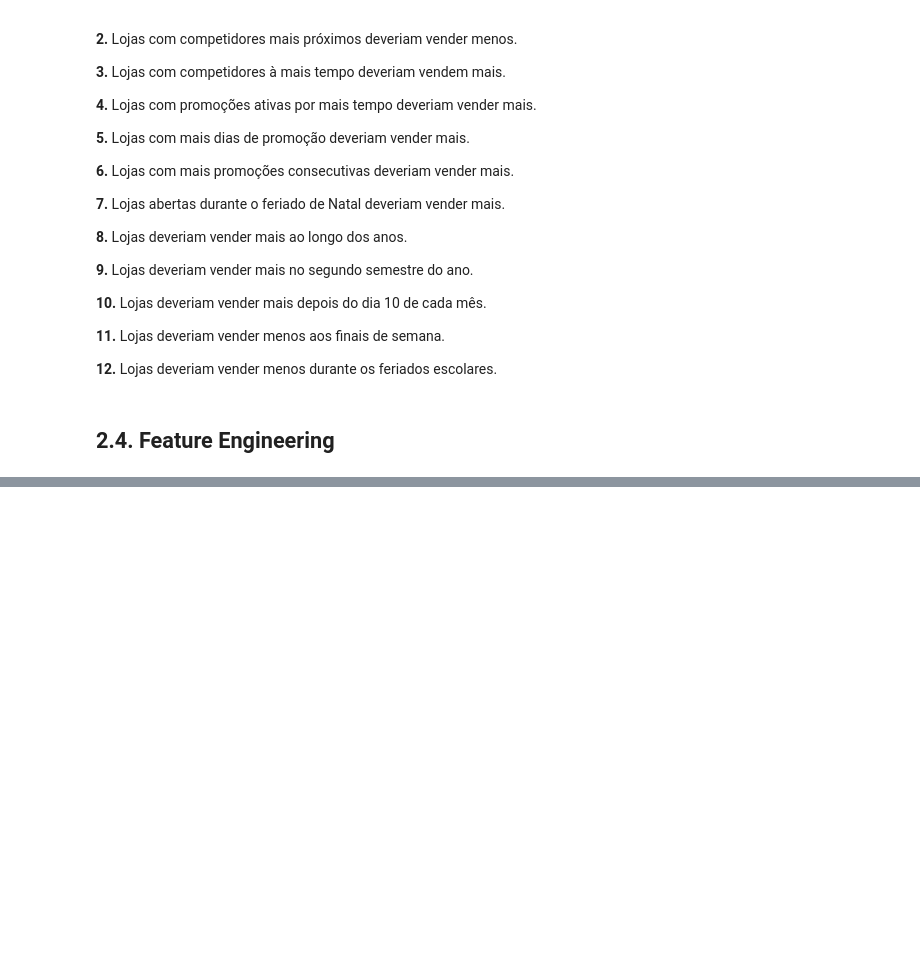
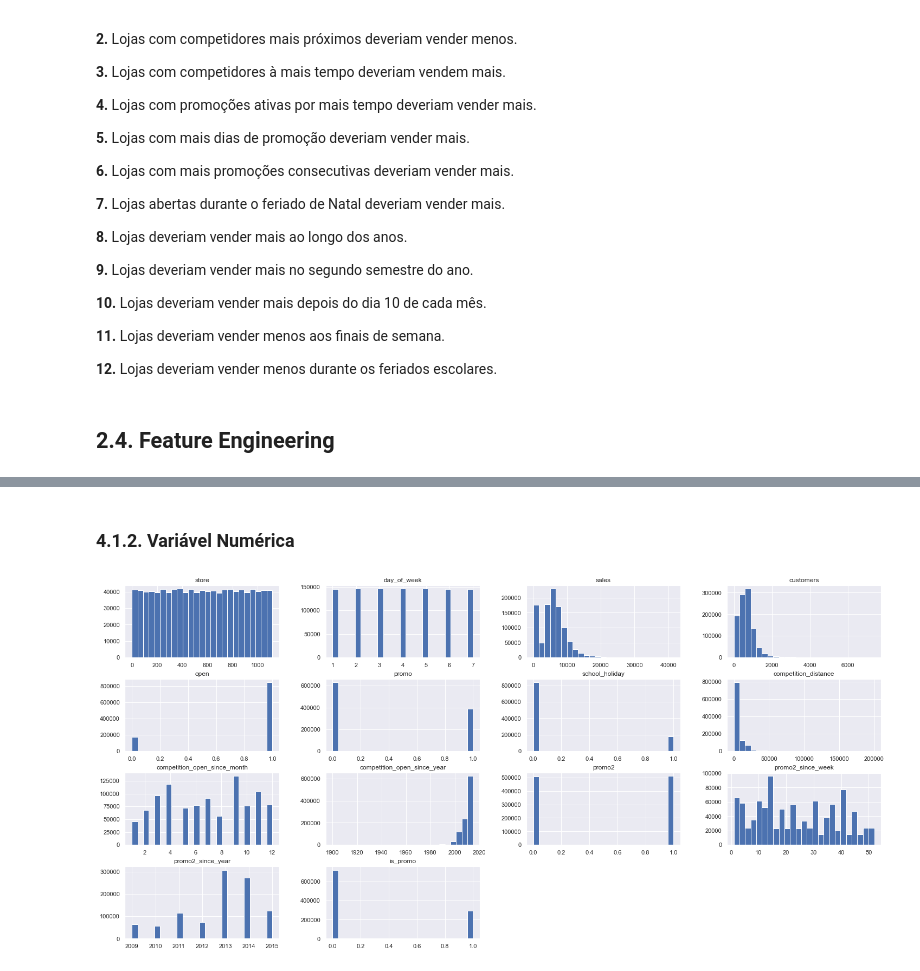
Before and after one commit to NaylsonS/rossman-store-sales, a Jupyter notebook: m02_v01_store_sales_prediction.ipynb, the cells around one changed output, grey strips where cells are left out. Cells and saved outputs as stored; diff of their text form; code cells hidden in the pictures; blank space fills up the shorter version.

```diff
--- a/m02_v01_store_sales_prediction.ipynb
+++ b/m02_v01_store_sales_prediction.ipynb
@@ -369,0 +395,6 @@ df2['state_holiday'] = df2['state_holiday'].apply( lambda x: 'public_holiday' if
+# %% [markdown]
+### 4.1.2. Variável Numérica
+# %%
+num_attributes.hist( bins=25 );
+# %% [output]
+[figure, added]
```
Also changed, not shown: parts of 21 cells of this notebook.
